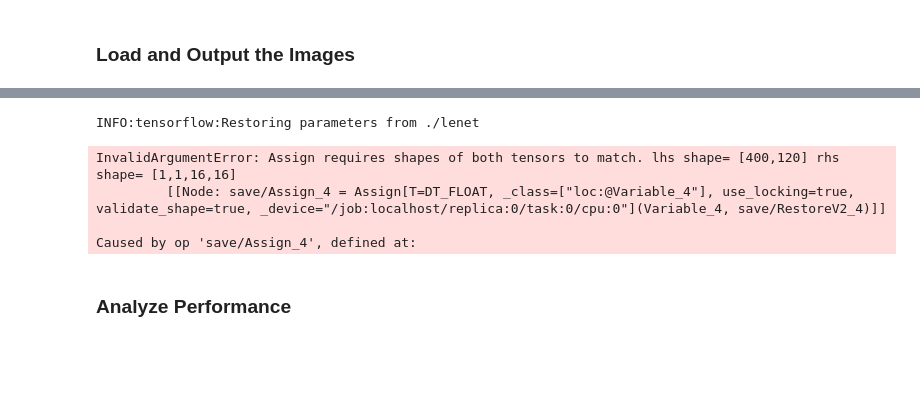
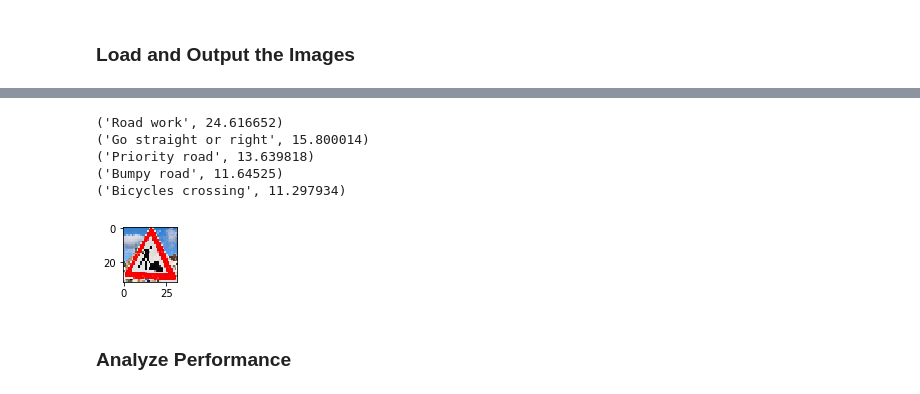
Before and after one commit to jazzTheJackRabbit/p2_traffic_sign_classifier, a Jupyter notebook: sdcp2.ipynb, the cells around one changed output, grey strips where cells are left out. Cells and saved outputs as stored; diff of their text form; code cells hidden in the pictures; blank space fills up the shorter version.

```diff
--- a/sdcp2.ipynb
+++ b/sdcp2.ipynb
@@ -485,27 +508,18 @@ X_train[0].shape
-# %%
-tf.reset_default_graph()
-
-x = tf.placeholder(tf.float32, (None, 32, 32, 1))
-keep_prob = tf.placeholder(tf.float32)
-
-mu = 0
-sigma = 0.1
-
-logits, l5_weights = LeNet(x, keep_prob)
-saver = tf.train.Saver()
-
-with tf.Session() as sess:
-    # Load the weights and bias
-    saver.restore(sess, './lenet')
-
-    # Show the values of weights and bias
-#     print(sess.run(logits, feed_dict={x: X, keep_prob: 1.0}))
-# %% [output]
-INFO:tensorflow:Restoring parameters from ./lenet
-InvalidArgumentError: Assign requires shapes of both tensors to match. lhs shape= [400,120] rhs shape= [1,1,16,16]
-         [[Node: save/Assign_4 = Assign[T=DT_FLOAT, _class=["loc:@Variable_4"], use_locking=true, validate_shape=true, _device="/job:localhost/replica:0/task:0/cpu:0"](Variable_4, save/RestoreV2_4)]]
-
-Caused by op 'save/Assign_4', defined at:
+# %%
+i =0
+# %%
+show_image(images[i])
+for classfication in classifications[i]:
+    print(classfication)
+
+i += 1
+# %% [output]
+('Road work', 24.616652)
+('Go straight or right', 15.800014)
+('Priority road', 13.639818)
+('Bumpy road', 11.64525)
+('Bicycles crossing', 11.297934)
+[figure, added]
 # %%
 ### Run the predictions here and use the model to output the prediction for each image.
 ### Make sure to pre-process the images with the same pre-processing pipeline used earlier.
```
Also changed, not shown: parts of 4 cells of this notebook, 8 other files.
